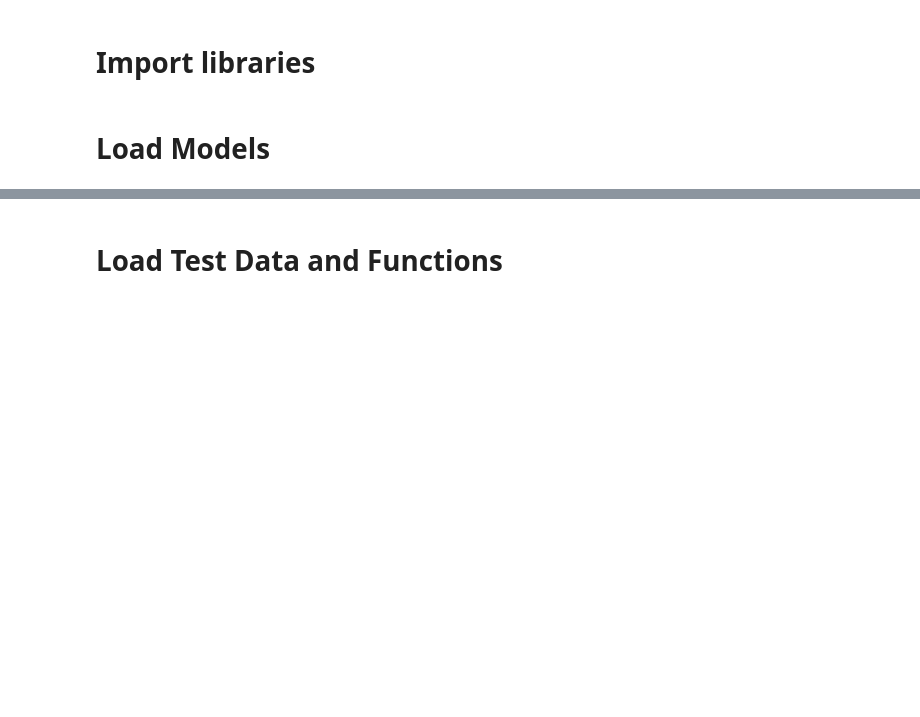
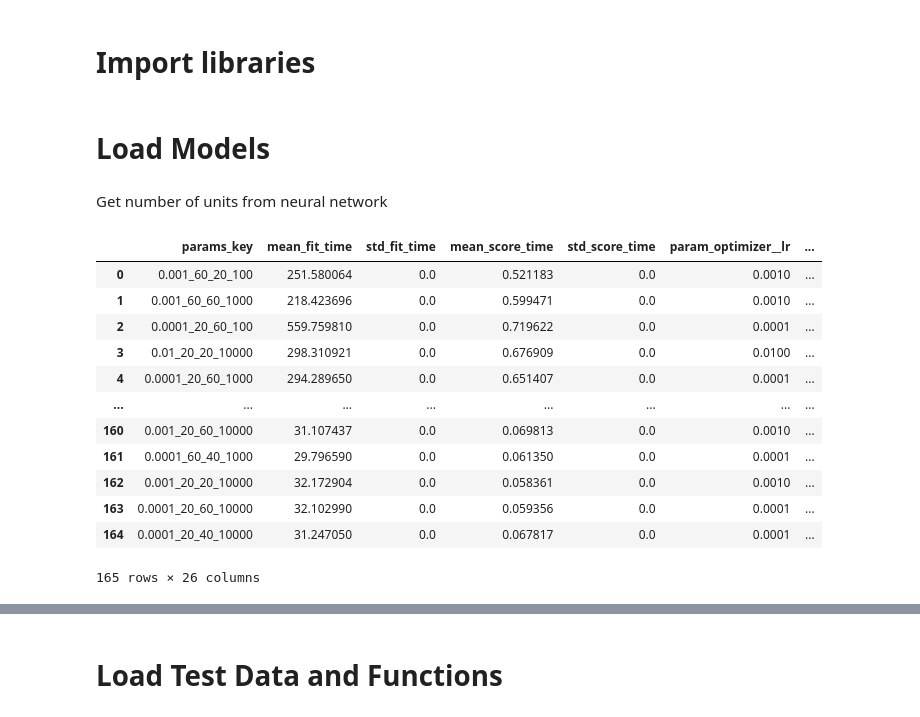
Before and after one commit to mw281685/IFoA-FL-WP, a Jupyter notebook: code/federated_learing_notebook_skorch n_jobs_ps_v8.4_graph.ipynb, the cells around one changed output, grey strips where cells are left out. Drawn from its saved outputs; the diff is of its cells as text; code cells hidden in the pictures; blank space fills up the shorter version.

```diff
--- a/code/federated_learing_notebook_skorch n_jobs_ps_v8.4_graph.ipynb
+++ b/code/federated_learing_notebook_skorch n_jobs_ps_v8.4_graph.ipynb
@@ -25,3 +25,22 @@ from skorch.dataset import Dataset, ValidSplit
 import utils
 # %% [markdown]
 # Load Models
+# %% [markdown]
+Get number of units from neural network
+# %%
+all_results_df = pd.read_csv('../results/all_results.csv')
+all_results_df
+# %% [output]
+|  | params_key | mean_fit_time | std_fit_time | mean_score_time | std_score_time | param_optimizer__lr | ... |
+| 0 | 0.001_60_20_100 | 251.580064 | 0.0 | 0.521183 | 0.0 | 0.0010 | ... |
+| 1 | 0.001_60_60_1000 | 218.423696 | 0.0 | 0.599471 | 0.0 | 0.0010 | ... |
+| 2 | 0.0001_20_60_100 | 559.759810 | 0.0 | 0.719622 | 0.0 | 0.0001 | ... |
+| 3 | 0.01_20_20_10000 | 298.310921 | 0.0 | 0.676909 | 0.0 | 0.0100 | ... |
+| 4 | 0.0001_20_60_1000 | 294.289650 | 0.0 | 0.651407 | 0.0 | 0.0001 | ... |
+| ... | ... | ... | ... | ... | ... | ... | ... |
+| 160 | 0.001_20_60_10000 | 31.107437 | 0.0 | 0.069813 | 0.0 | 0.0010 | ... |
+| 161 | 0.0001_60_40_1000 | 29.796590 | 0.0 | 0.061350 | 0.0 | 0.0001 | ... |
+| 162 | 0.001_20_20_10000 | 32.172904 | 0.0 | 0.058361 | 0.0 | 0.0010 | ... |
+| 163 | 0.0001_20_60_10000 | 32.102990 | 0.0 | 0.059356 | 0.0 | 0.0001 | ... |
+| 164 | 0.0001_20_40_10000 | 31.247050 | 0.0 | 0.067817 | 0.0 | 0.0001 | ... |
+165 rows × 26 columns
```
Also changed, not shown: parts of 28 cells of this notebook.
